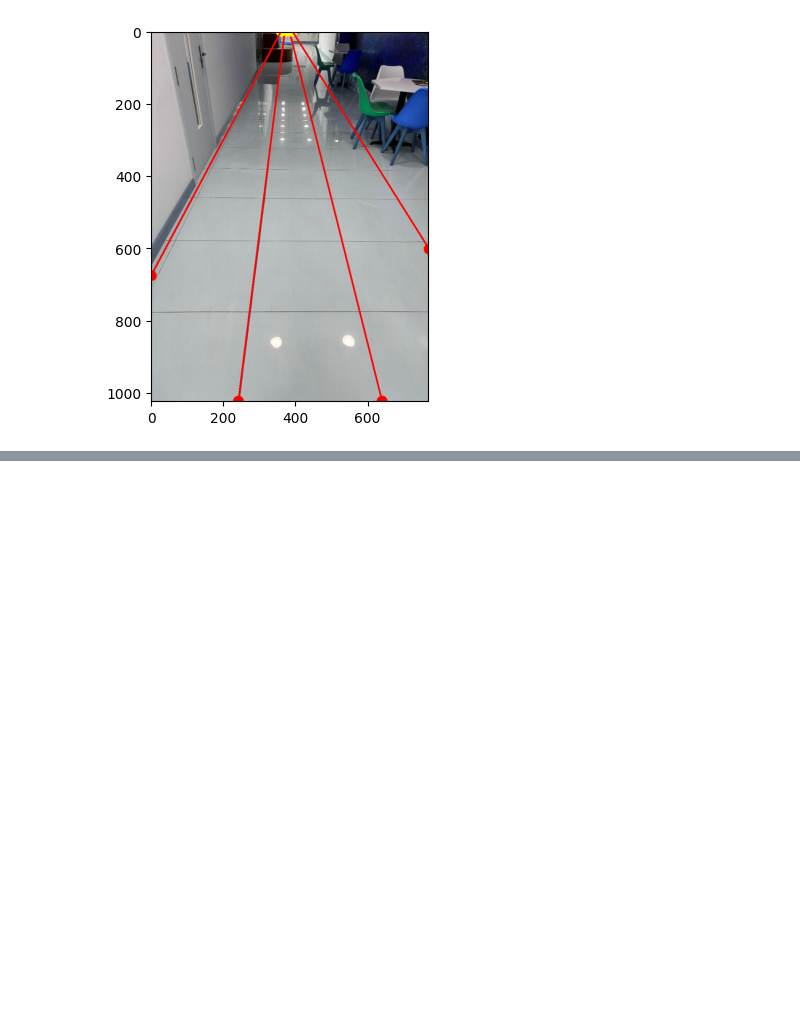
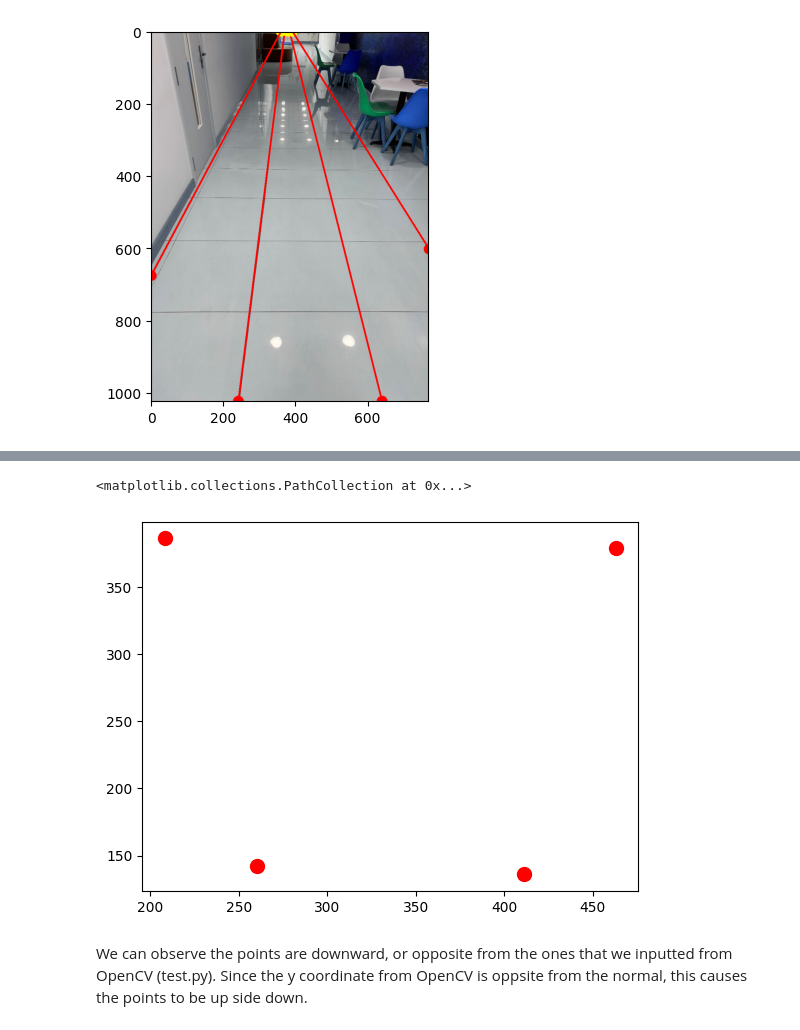
Before and after one commit to NhatNam041206/CVForGW_Project, a Jupyter notebook: analysis.ipynb, the cells around one changed output, grey strips where cells are left out. Saved outputs shown, nothing was run; the diff lists cells and outputs as text; code cells hidden in the pictures; blank space fills up the shorter version.

```diff
--- a/analysis.ipynb
+++ b/analysis.ipynb
@@ -436,0 +452,11 @@ Next task: calculate the avg line (done), avg left and avg right angles. Further
+# %%
+roi_point=np.array([[260, 142], [208, 386], [463, 379], [411, 136]])
+delta_x=[-151,203,255,203]
+delta_y=[6,-250,-7,237]
+# %%
+plt.scatter(roi_point[:,0],roi_point[:,1],c='r',s=100)
+# %% [output]
+<matplotlib.collections.PathCollection at 0x...>
+[figure, added]
+# %% [markdown]
+We can observe the points are downward, or opposite from the ones that we inputted from OpenCV (test.py). Since the y coordinate from OpenCV is oppsite from the normal, this causes the points to be up side down.
```
Also changed, not shown: parts of 17 cells of this notebook, 2 other files.
